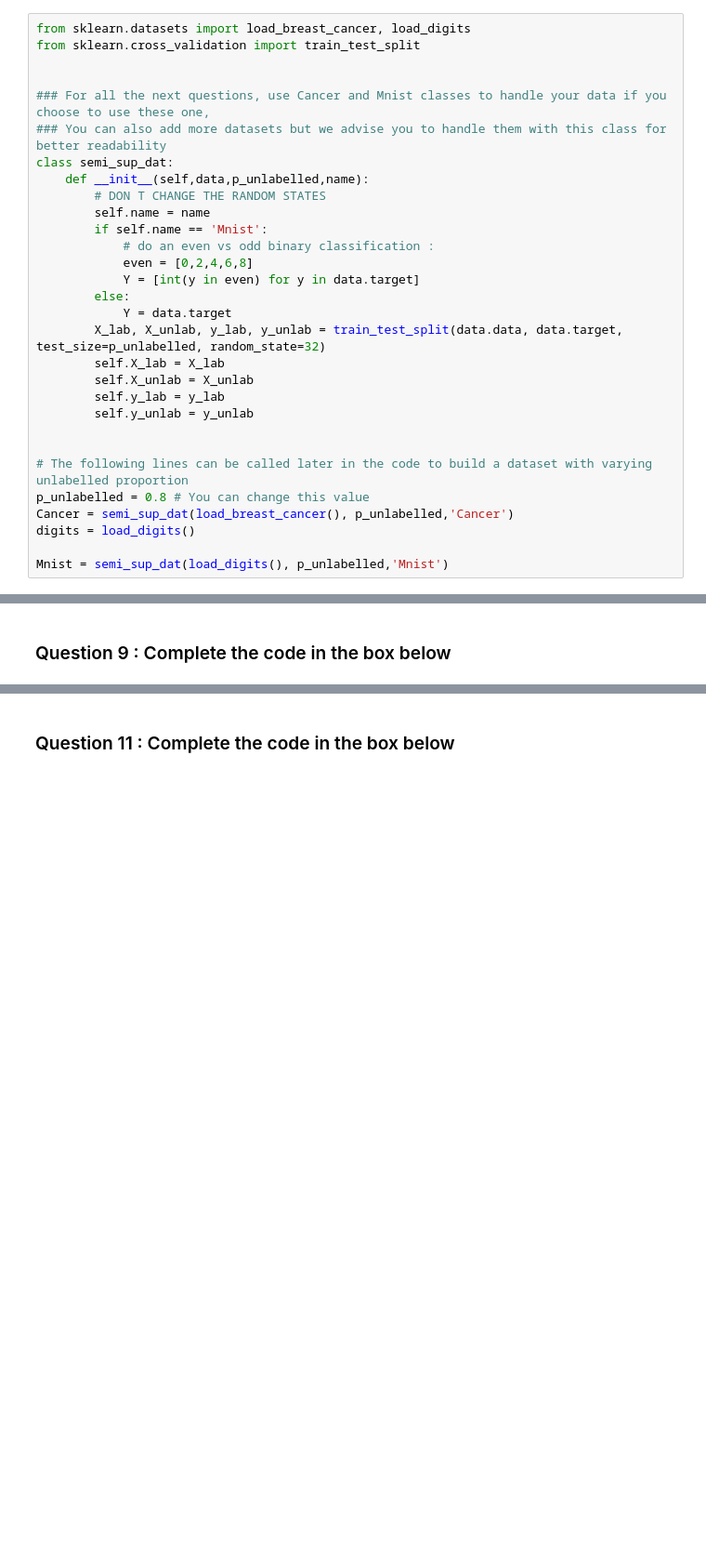
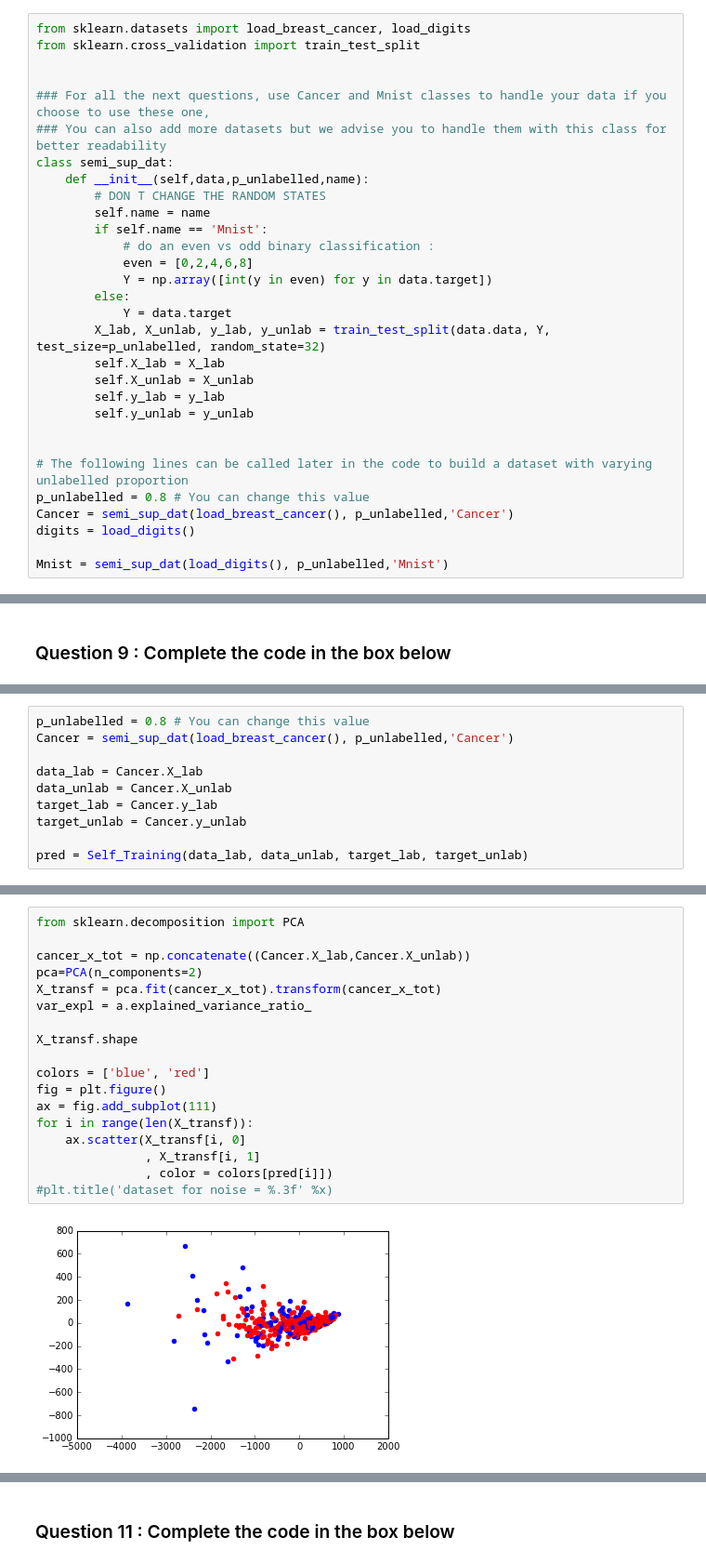
Before and after one commit to petermartigny/Advanced-Machine-Learning, a Jupyter notebook: Atmani_Martigny_TP2_group_1.ipynb, the cells around one changed output, grey strips where cells are left out. Shown: that part at 93% size. Cells and saved outputs as stored; diff of their text form; blank space fills up the shorter version.

```diff
--- a/Atmani_Martigny_TP2_group_1.ipynb
+++ b/Atmani_Martigny_TP2_group_1.ipynb
@@ -455,10 +467,10 @@ class semi_sup_dat:
         if self.name == 'Mnist':
             # do an even vs odd binary classification :
             even = [0,2,4,6,8]
-            Y = [int(y in even) for y in data.target]
+            Y = np.array([int(y in even) for y in data.target])
         else:
             Y = data.target
-        X_lab, X_unlab, y_lab, y_unlab = train_test_split(data.data, data.target, test_size=p_unlabelled, random_state=32)
+        X_lab, X_unlab, y_lab, y_unlab = train_test_split(data.data, Y, test_size=p_unlabelled, random_state=32)
         self.X_lab = X_lab
         self.X_unlab = X_unlab
         self.y_lab = y_lab
@@ -549,0 +584,10 @@ np.concatenate((S[1], pred[target.index])).shape
+# %%
+p_unlabelled = 0.8 # You can change this value
+Cancer = semi_sup_dat(load_breast_cancer(), p_unlabelled,'Cancer')
+
+data_lab = Cancer.X_lab
+data_unlab = Cancer.X_unlab
+target_lab = Cancer.y_lab
+target_unlab = Cancer.y_unlab
+
+pred = Self_Training(data_lab, data_unlab, target_lab, target_unlab)
@@ -550,3 +606,23 @@ np.concatenate((S[1], pred[target.index])).shape
+# %%
+from sklearn.decomposition import PCA
+
+cancer_x_tot = np.concatenate((Cancer.X_lab,Cancer.X_unlab))
+pca=PCA(n_components=2)
+X_transf = pca.fit(cancer_x_tot).transform(cancer_x_tot)
+var_expl = a.explained_variance_ratio_
+
+X_transf.shape
+
+colors = ['blue', 'red']
+fig = plt.figure()
+ax = fig.add_subplot(111)
+for i in range(len(X_transf)):
+    ax.scatter(X_transf[i, 0]
+               , X_transf[i, 1]
+               , color = colors[pred[i]])
+#plt.title('dataset for noise = %.3f' %x)
+# %% [output]
+[figure, added]
 # %% [markdown]
 ### Question 10 : Complete the code in the box below
 
```
Also changed, not shown: parts of 43 cells of this notebook, 1 other file.
